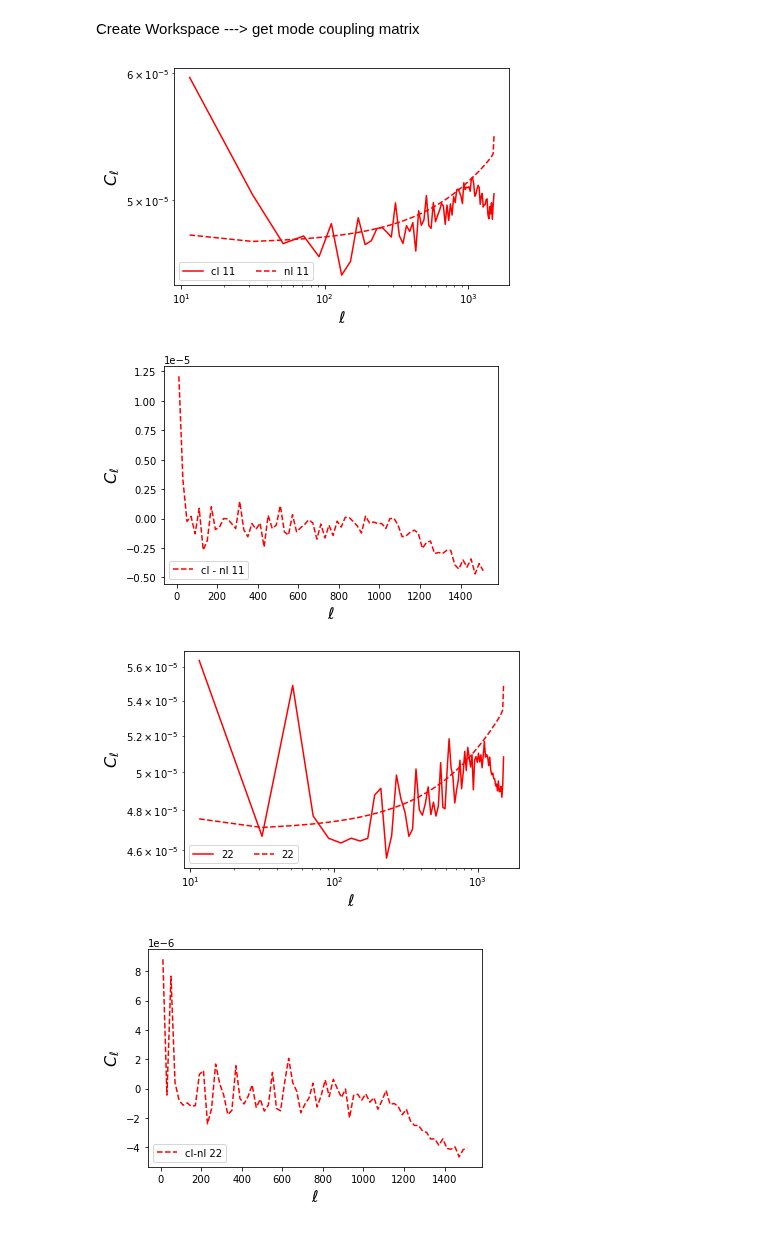
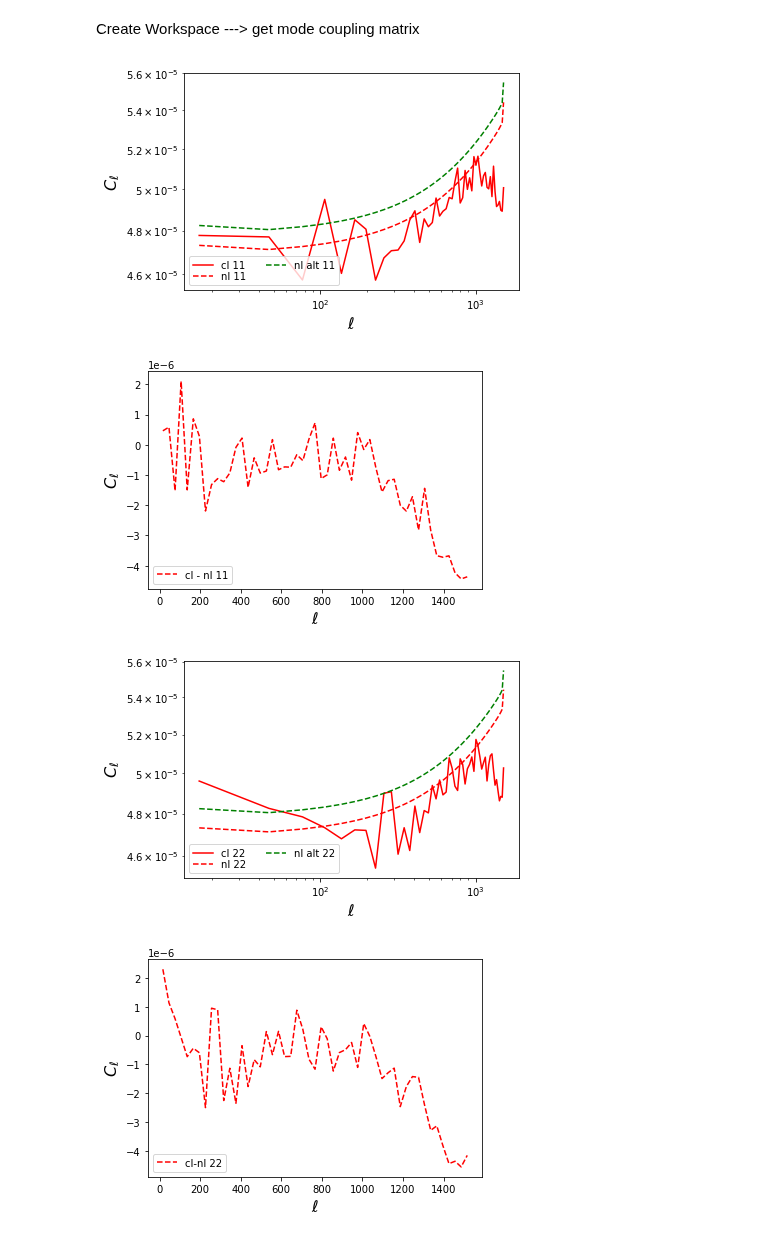
Before and after one commit to Cosmotheka/Cosmotheka, a Jupyter notebook: pipeline/eBOSS_QSO/eQuasar.ipynb, the cells around one changed output. Cells and saved outputs as stored; diff of their text form; code cells hidden in the pictures.

```diff
--- a/pipeline/eBOSS_QSO/eQuasar.ipynb
+++ b/pipeline/eBOSS_QSO/eQuasar.ipynb
@@ -186,4 +177,0 @@ Make band powers
-# %%
-# Initialize binning scheme with 20 ells per bandpower
-nside = hp.npix2nside(len(Whole_maps_1[0]))
-b = nmt.NmtBin.from_nside_linear(nside, 20)
@@ -721,10 +448,15 @@ def make_map_3(field, random):
     goodpix = random_pixel_data > 0   #avoid dividing by 0
     pixel_density_data[goodpix] = field_pixel_data[goodpix]/(alpha*random_pixel_data[goodpix]) - 1
 
+    pixel_A = 4*np.pi/hp.nside2npix(nside)
+    #print(pixel_A)
 
+    N_ell = pixel_A**2*(np.sum(field_data**2)+ alpha**2*np.sum(random_data**2))/(4*np.pi)
+
+    nl_coupled = np.array([N_ell * np.ones(3*nside)])
 
     # The maps are: delta, mask, mean_number
-    return np.array([pixel_density_data, random_pixel_data, random_pixel_data*alpha])
+    return np.array([pixel_density_data,  alpha*random_pixel_data, nl_coupled ])
 # %%
 maps = make_map_3(field, randoms)
 # %% [output]
@@ -788,7 +520,7 @@ f_2 = nmt.NmtField(maps_2[1], [maps_2[0]])
 Make band powers
 # %%
 # Initialize binning scheme with 20 ells per bandpower
-b = nmt.NmtBin.from_nside_linear(nside, 20)
+b = nmt.NmtBin.from_nside_linear(nside, 30)
 # %% [markdown]
 Create Workspace ---> get mode coupling matrix
 # %%
@@ -805,22 +537,26 @@ cl_11 = compute_naive_cl(f_1, f_1, w_11)
 cl_12 = compute_naive_cl(f_1, f_2, w_12)
 cl_22 = compute_naive_cl(f_2, f_2, w_22)
 # %%
-nl_11 = w_11.decouple_cell(coupled_nl(maps_1[1],maps_1[2]))
-nl_22 = w_11.decouple_cell(coupled_nl(maps_2[1],maps_2[2]))
+nl_11 = w_11.decouple_cell(coupled_nl(maps_1[1], maps_1[1]))
+nl_22 = w_11.decouple_cell(coupled_nl(maps_2[1], maps_2[1]))
+
+nl_alt_11 = w_11.decouple_cell(maps_1[2])
+nl_alt_22 = w_11.decouple_cell(maps_2[2])
 # %%
 cl_11_nn = cl_11 - nl_11
 cl_22_nn = cl_22 - nl_22
 # %%
 ell_arr = b.get_effective_ells()
 plt.plot(ell_arr, cl_11[0], 'r-', label='cl 11')
 plt.plot(ell_arr, nl_11[0], 'r--', label='nl 11')
+plt.plot(ell_arr, nl_alt_11[0], 'g--', label='nl alt 11')
 plt.loglog()
 plt.xlabel('$\\ell$', fontsize=16)
 plt.ylabel('$C_\\ell$', fontsize=16)
 plt.legend(loc='lower left', ncol=2, labelspacing=0.1)
 plt.show()
 # %% [output]
-[figure, old version]
+[figure, new version]
 # %%
 ell_arr = b.get_effective_ells()
 plt.plot(ell_arr, cl_11_nn[0], 'r--', label='cl - nl 11')
@@ -830,18 +566,19 @@ plt.ylabel('$C_\\ell$', fontsize=16)
 plt.legend(loc='lower left', ncol=2, labelspacing=0.1)
 plt.show()
 # %% [output]
-[figure, old version]
+[figure, new version]
 # %%
 ell_arr = b.get_effective_ells()
-plt.plot(ell_arr, cl_22[0], 'r-', label='22')
-plt.plot(ell_arr, nl_22[0], 'r--', label='22')
+plt.plot(ell_arr, cl_22[0], 'r-', label='cl 22')
+plt.plot(ell_arr, nl_22[0], 'r--', label='nl 22')
+plt.plot(ell_arr, nl_alt_22[0], 'g--', label='nl alt 22')
 plt.loglog()
 plt.xlabel('$\\ell$', fontsize=16)
 plt.ylabel('$C_\\ell$', fontsize=16)
 plt.legend(loc='lower left', ncol=2, labelspacing=0.1)
 plt.show()
 # %% [output]
-[figure, old version]
+[figure, new version]
 # %%
 ell_arr = b.get_effective_ells()
 plt.plot(ell_arr, cl_22_nn[0], 'r--', label='cl-nl 22')
@@ -850,7 +587,7 @@ plt.ylabel('$C_\\ell$', fontsize=16)
 plt.legend(loc='lower left', ncol=2, labelspacing=0.1)
 plt.show()
 # %% [output]
-[figure, old version]
+[figure, new version]
 # %%
 nside = 512
 D1 = make_map_3(d1, r1)
```
Also changed, not shown: parts of 37 cells of this notebook, 3 other files.
